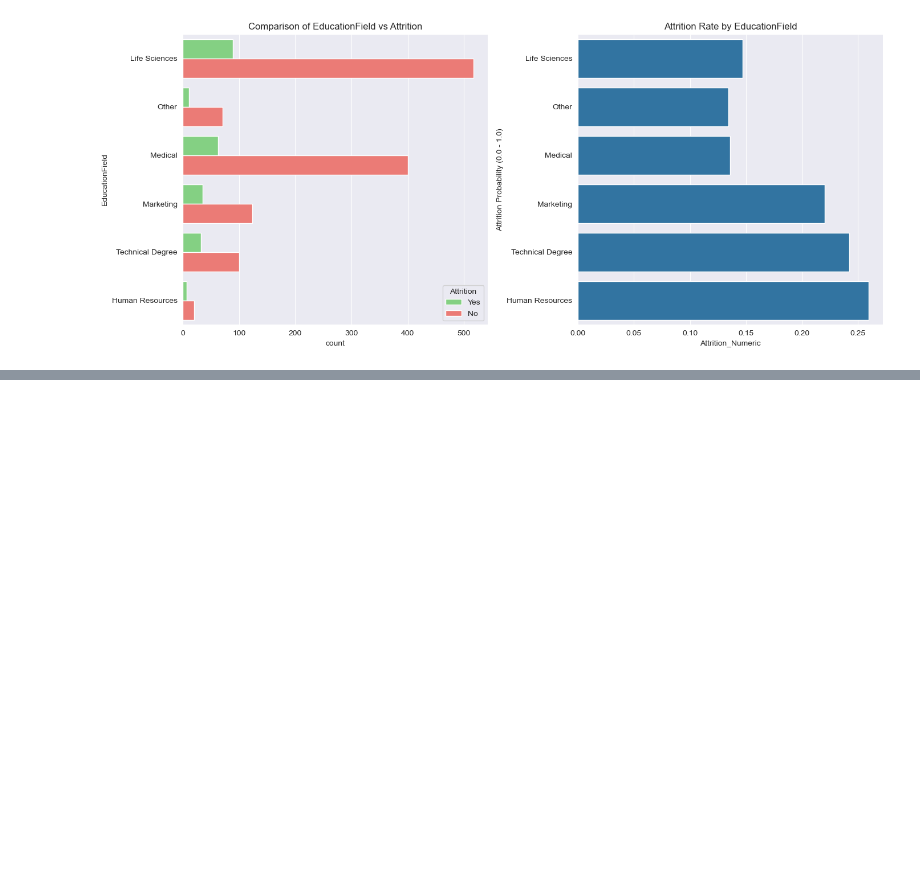
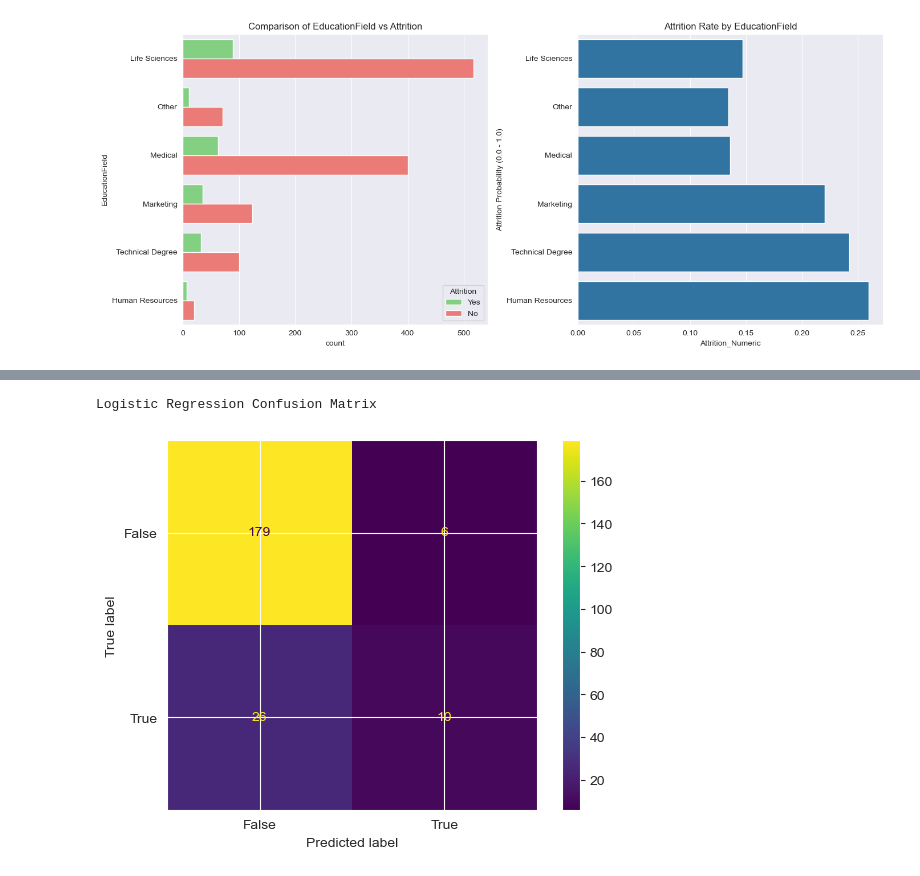
Before and after one commit to FakhriAl-farobi/Workforce-and-Resume-Analytics, a Jupyter notebook: IBM_CV.ipynb, the cells around one changed output, grey strips where cells are left out. Drawn from its saved outputs; the diff is of its cells as text; code cells hidden in the pictures; blank space fills up the shorter version.

```diff
--- a/IBM_CV.ipynb
+++ b/IBM_CV.ipynb
@@ -407,0 +664,10 @@ ValueError: Could not interpret value `left` for `x`. An entry with this name do
+# %%
+
+def conf_matrix(model_name, clf):
+    y_true = y_test
+    y_preds = clf.predict(X_test)
+
+    print(model_name, "Confusion Matrix")
+    cm_display = metrics.ConfusionMatrixDisplay(confusion_matrix = confusion_matrix(y_true, y_preds), display_labels = [False, True])
+    cm_display.plot()
+    plt.show()
@@ -407,0 +685,25 @@ ValueError: Could not interpret value `left` for `x`. An entry with this name do
+# %%
+from sklearn.linear_model import LogisticRegression
+from sklearn.model_selection import GridSearchCV
+
+np.random.seed(12345)
+
+clf = LogisticRegression()
+
+grid = [
+    {
+        "C": [0.001, 0.01, 0.1, 1.0, 10.0, 100.0],
+        "solver": ['liblinear', 'newton-cg','sag', 'saga', 'lbfgs'],
+        "penalty": ['l2', 'l1','none', 'elasticnet'],
+        "multi_class": ['auto', 'ovr', 'multinomial'],
+        "max_iter": [100,250,500,750,1000]
+    }
+]
+
+gs = GridSearchCV(
+    estimator=clf,
+    param_grid=grid,
+    cv=skfold
+)
+
+gs.fit(X_train, y_train)
@@ -407,0 +721,6 @@ ValueError: Could not interpret value `left` for `x`. An entry with this name do
+# %%
+
+start_time = time.time()
+gs.best_estimator_.fit(X_train, y_train)
+end_time = time.time()
+print(f"It took {end_time - start_time} seconds to fit the train data")
@@ -407,0 +766,5 @@ ValueError: Could not interpret value `left` for `x`. An entry with this name do
+# %%
+conf_matrix("Logistic Regression", gs.best_estimator_)
+# %% [output]
+Logistic Regression Confusion Matrix
+[figure, added]
```
Also changed, not shown: parts of 36 cells of this notebook, 1 other file.
